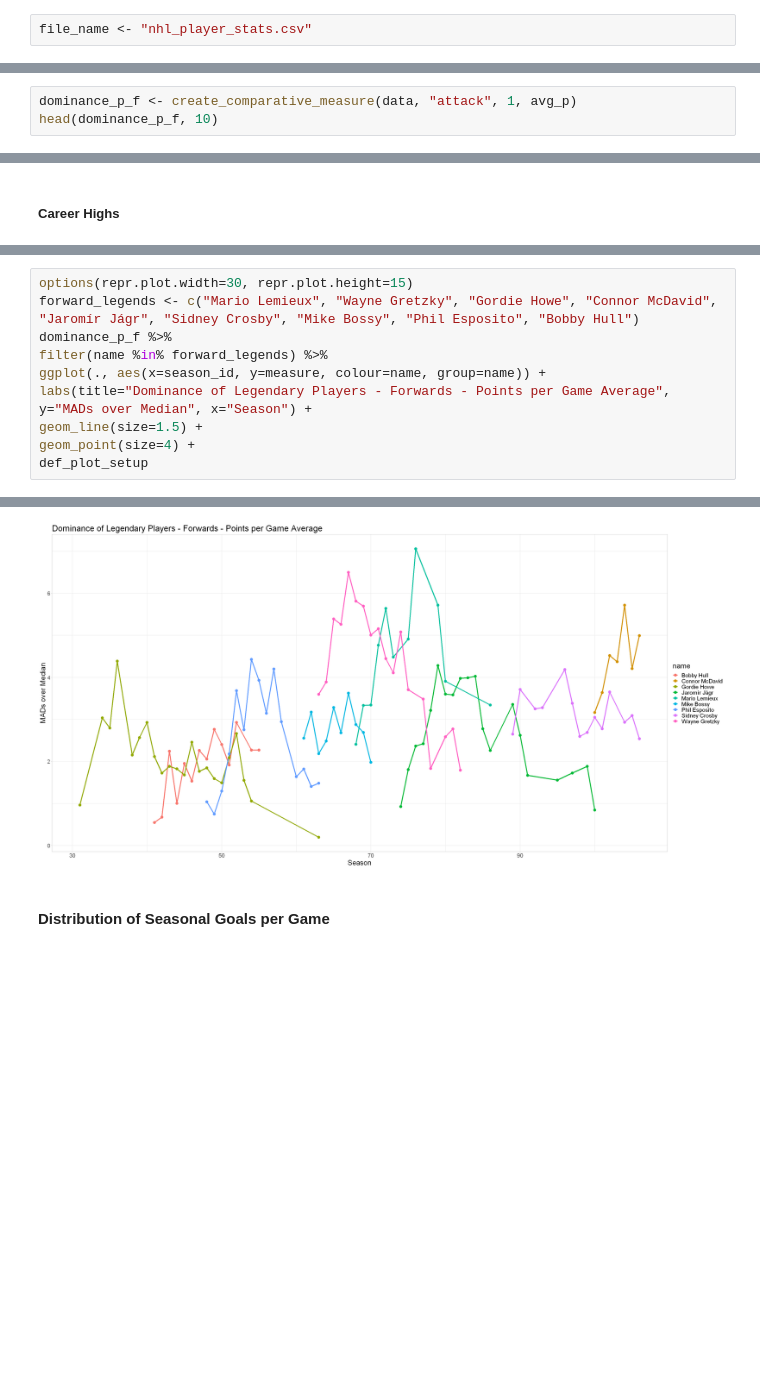
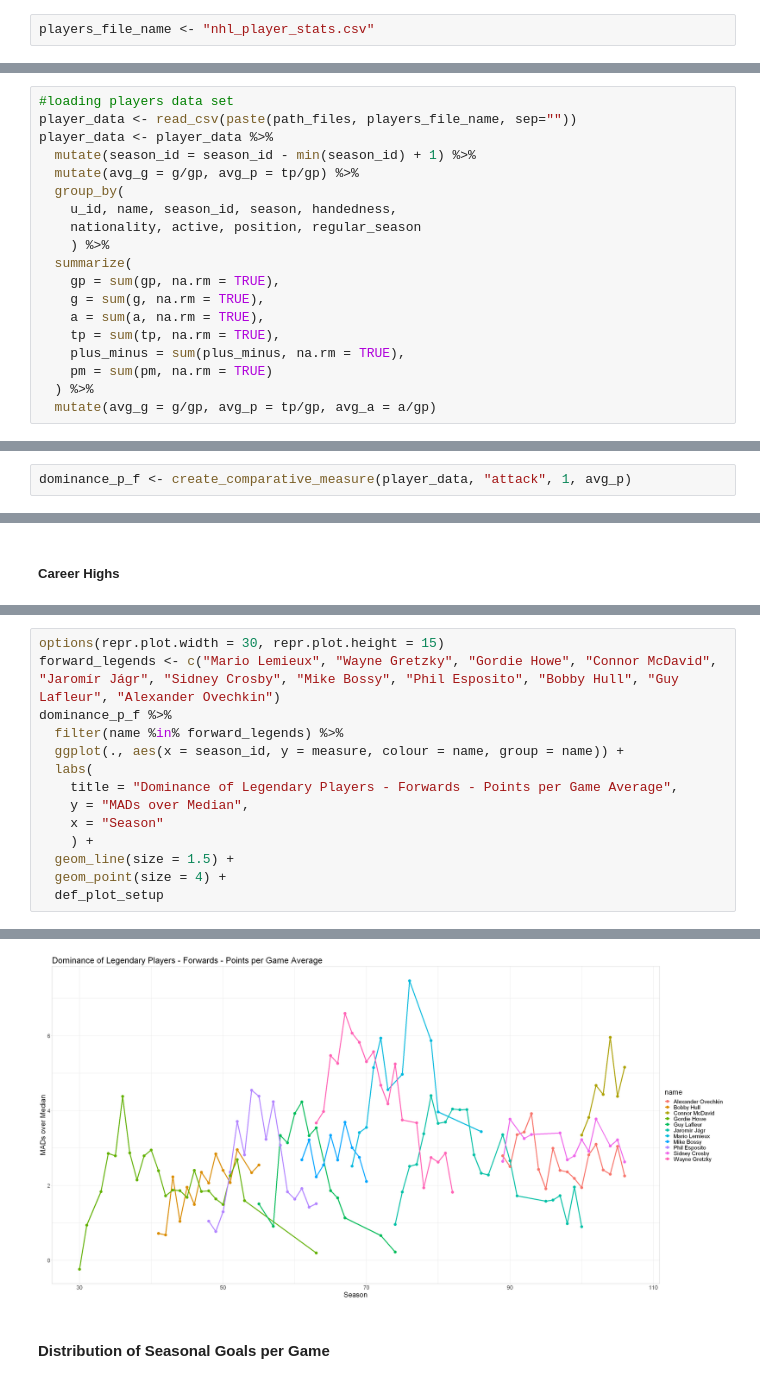
Before and after one commit to honzaz1234/elite, a Jupyter notebook: report/nhl.ipynb, the cells around one changed output, grey strips where cells are left out. Saved outputs shown, nothing was run; the diff lists cells and outputs as text; blank space fills up the shorter version.

```diff
--- a/report/nhl.ipynb
+++ b/report/nhl.ipynb
@@ -11,7 +6,7 @@ Loading required package: showtextdb
 # %%
 path_files <- "C://Users//jziac//OneDrive//Documents//programovani//projekty//elite//data//data_report//"
 # %%
-file_name <- "nhl_player_stats.csv"
+players_file_name <- "nhl_player_stats.csv"
 # %%
 #graphics set up
 gg_size <- 11
@@ -98,0 +70,19 @@ A tibble: 6 × 37
+# %%
+#loading players data set
+player_data <- read_csv(paste(path_files, players_file_name, sep=""))
+player_data <- player_data %>%
+  mutate(season_id = season_id - min(season_id) + 1) %>%
+  mutate(avg_g = g/gp, avg_p = tp/gp) %>%
+  group_by(
+    u_id, name, season_id, season, handedness,
+    nationality, active, position, regular_season
+    ) %>%
+  summarize(
+    gp = sum(gp, na.rm = TRUE),
+    g = sum(g, na.rm = TRUE),
+    a = sum(a, na.rm = TRUE),
+    tp = sum(tp, na.rm = TRUE),
+    plus_minus = sum(plus_minus, na.rm = TRUE),
+    pm = sum(pm, na.rm = TRUE)
+  ) %>%
+  mutate(avg_g = g/gp, avg_p = tp/gp, avg_a = a/gp)
@@ -166,6 +230,5 @@ Warning message:
 # %% [markdown]
 ##### Best Seasons
 # %%
-dominance_p_f <- create_comparative_measure(data, "attack", 1, avg_p)
-head(dominance_p_f, 10)
+dominance_p_f <- create_comparative_measure(player_data, "attack", 1, avg_p)
 # %% [output]
@@ -204,11 +255,15 @@ A tibble: 10 × 3
 # %%
-options(repr.plot.width=30, repr.plot.height=15)
-forward_legends <- c("Mario Lemieux", "Wayne Gretzky", "Gordie Howe", "Connor McDavid", "Jaromír Jágr", "Sidney Crosby", "Mike Bossy", "Phil Esposito", "Bobby Hull")
+options(repr.plot.width = 30, repr.plot.height = 15)
+forward_legends <- c("Mario Lemieux", "Wayne Gretzky", "Gordie Howe", "Connor McDavid", "Jaromír Jágr", "Sidney Crosby", "Mike Bossy", "Phil Esposito", "Bobby Hull", "Guy Lafleur", "Alexander Ovechkin")
 dominance_p_f %>%
-filter(name %in% forward_legends) %>%
-ggplot(., aes(x=season_id, y=measure, colour=name, group=name)) +
-labs(title="Dominance of Legendary Players - Forwards - Points per Game Average", y="MADs over Median", x="Season") +
-geom_line(size=1.5) +
-geom_point(size=4) +
-def_plot_setup
+  filter(name %in% forward_legends) %>%
+  ggplot(., aes(x = season_id, y = measure, colour = name, group = name)) +
+  labs(
+    title = "Dominance of Legendary Players - Forwards - Points per Game Average",
+    y = "MADs over Median",
+    x = "Season"
+    ) +
+  geom_line(size = 1.5) +
+  geom_point(size = 4) +
+  def_plot_setup
 # %% [output]
@@ -215,4 +287,4 @@ def_plot_setup
-[figure, old version]
+[figure, new version]
 # %% [markdown]
 #### Distribution of Seasonal Goals per Game
 # %%
```
Also changed, not shown: parts of 30 cells of this notebook, 4 other files.
